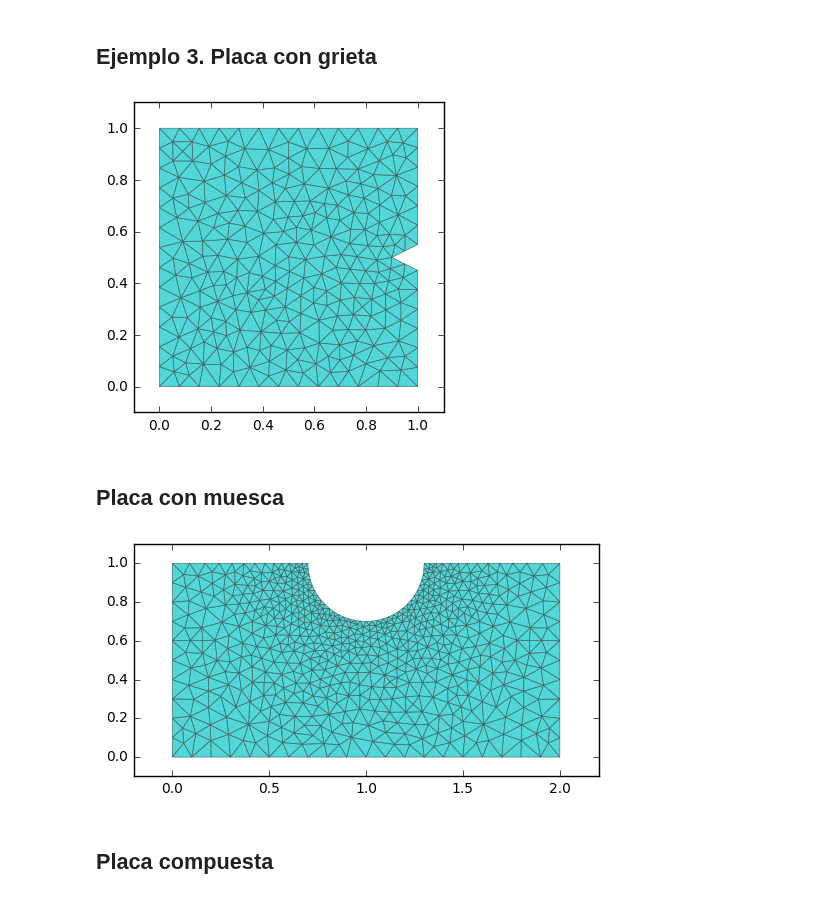
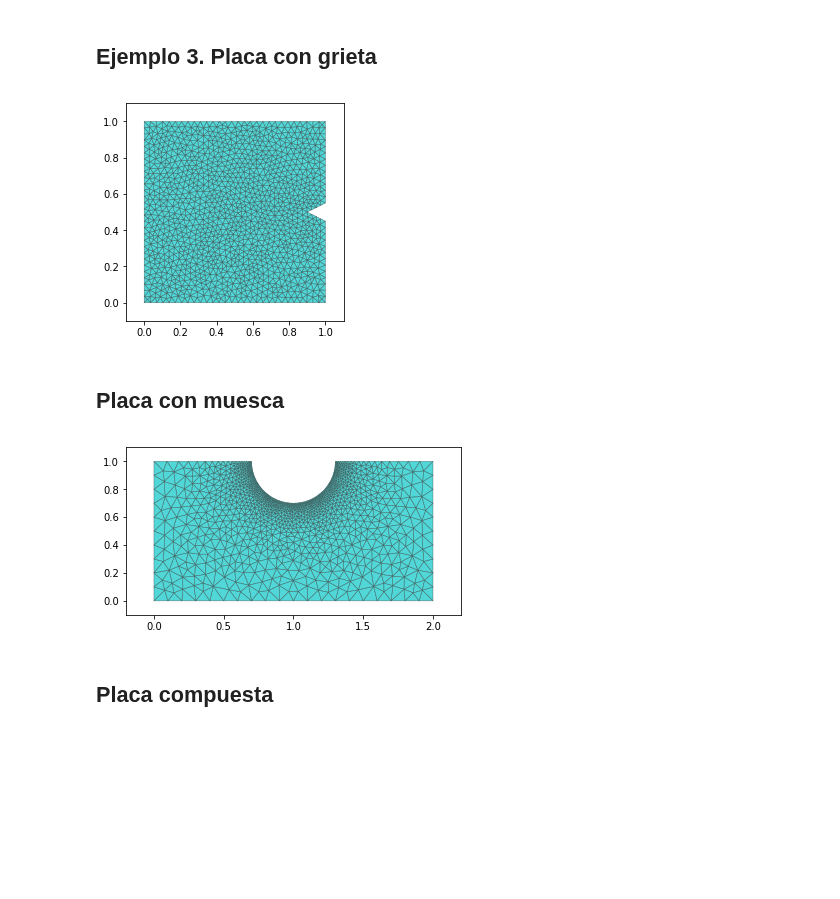
Before and after one commit to JorgeDeLosSantos/nusa, a Jupyter notebook: docs/nusa-info/es/modeler.ipynb, the cells around one changed output. Drawn from its saved outputs; the diff is of its cells as text; code cells hidden in the pictures; blank space fills up the shorter version.

```diff
--- a/docs/nusa-info/es/modeler.ipynb
+++ b/docs/nusa-info/es/modeler.ipynb
@@ -27,19 +28,19 @@ m.plot_mesh()
 # %%
 m = Modeler()
 points = [
     (0,0),
     (1,0),
     (1,0.45),
     (0.9,0.5),
     (1,0.55),
     (1,1),
     (0,1)
 ]
-a = m.add_poly(*points, esize=0.08)
+a = m.add_poly(*points, esize=0.035)
 m.generate_mesh()
 m.plot_mesh()
 # %% [output]
-[figure, old version]
+[figure, new version]
 # %% [markdown]
 ## Placa con muesca
 # %%
@@ -48,9 +49,9 @@ g = m.geom # Para acceder a la clase SimpleGMSH
 p1 = g.add_point((0,0))
 p2 = g.add_point((2,0))
 p3 = g.add_point((2,1))
-p4 = g.add_point((1.3,1), esize=0.03)
+p4 = g.add_point((1.3,1), esize=0.01)
 p5 = g.add_point((1,1))
-p6 = g.add_point((0.7,1), esize=0.03)
+p6 = g.add_point((0.7,1), esize=0.01)
 p7 = g.add_point((0,1))
 L1 = g.add_line(p1,p2)
 L2 = g.add_line(p2,p3)
@@ -63,7 +64,7 @@ g.add_plane_surface(loop1)
 m.generate_mesh()
 m.plot_mesh()
 # %% [output]
-[figure, old version]
+[figure, new version]
 # %% [markdown]
 ## Placa compuesta
 # %%
```
Also changed, not shown: parts of 3 cells of this notebook, 11 other files.
